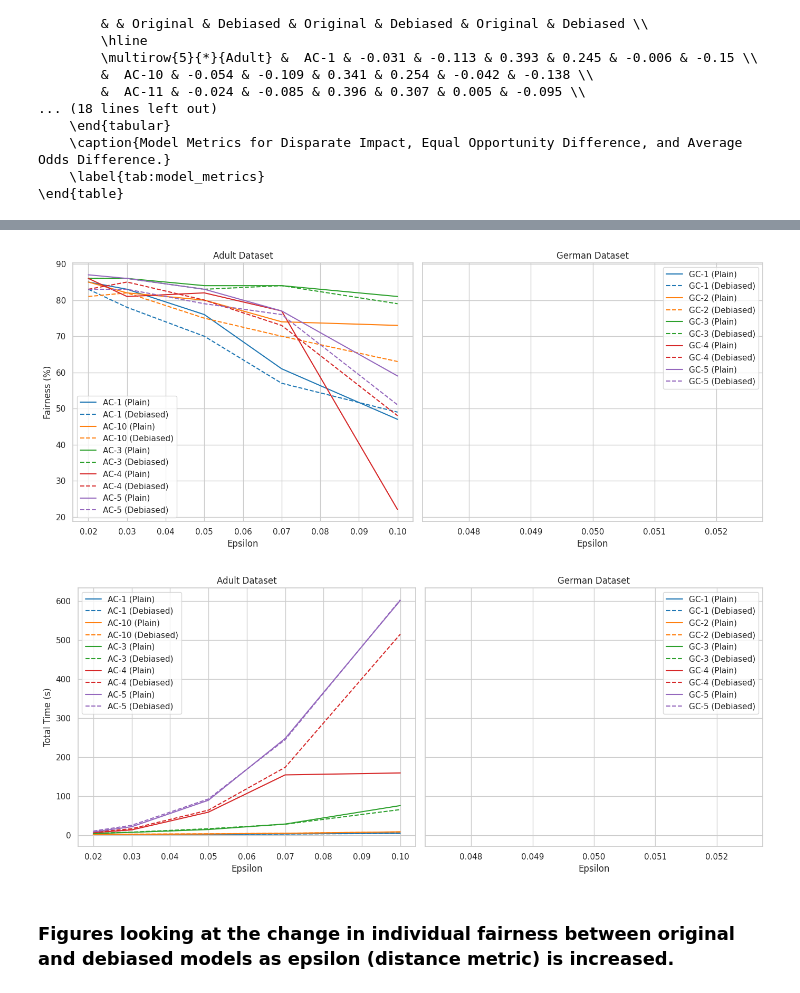
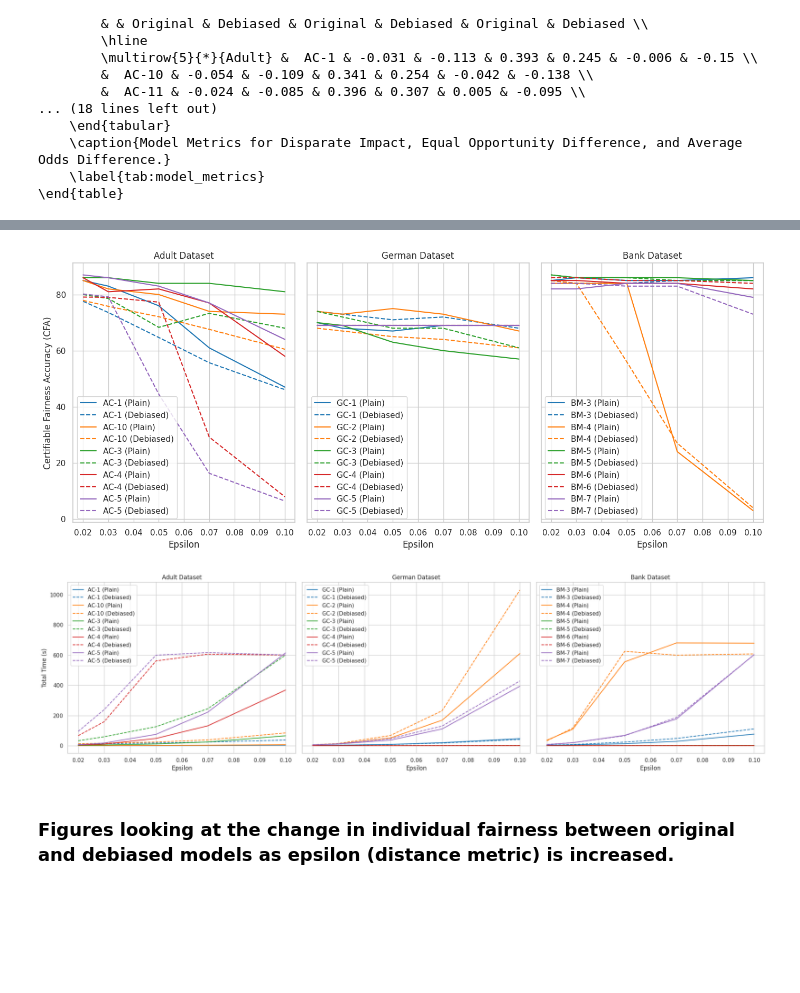
Before and after one commit to atumlin/fairnnv_data, a Jupyter notebook: models/create_figures.ipynb, the cells around one changed output, grey strips where cells are left out. Cells and saved outputs as stored; diff of their text form; code cells hidden in the pictures; blank space fills up the shorter version.

Commit message:
current results and figures

```diff
--- a/models/create_figures.ipynb
+++ b/models/create_figures.ipynb
@@ -390,6 +406,16 @@ import pandas as pd
 import matplotlib.pyplot as plt
 import seaborn as sns
 import numpy as np
+import glob
+import os
+
+# Function to get the latest file matching the pattern
+def get_latest_file(pattern):
+    files = glob.glob(pattern)
+    if not files:
+        raise FileNotFoundError(f"No files matching pattern {pattern}")
+    latest_file = max(files, key=os.path.getctime)
+    return latest_file
 
 # Function to plot fairness for a dataset using Seaborn
 def plot_fairness(dataset, plain_df, debiased_df, axes):
@@ -409,18 +435,24 @@ def plot_fairness(dataset, plain_df, debiased_df, axes):
 
     axes.set_title(f'{dataset.capitalize()} Dataset')
     axes.set_xlabel('Epsilon')
-    axes.set_ylabel('Fairness (%)')
+    axes.set_ylabel('Certifiable Fairness Accuracy (CFA)')
 
 # Load the CSV files
-datasets = ['adult', 'german']
+datasets = ['adult', 'german', 'bank']
 fig, axes = plt.subplots(1, len(datasets), figsize=(14, 6), sharey=True)
 
 # Apply Seaborn style
 sns.set(style='whitegrid')
 
 for i, dataset in enumerate(datasets):
-    plain_df = pd.read_csv(f'./verification_results/{dataset}_verify_results.csv')
-    debiased_df = pd.read_csv(f'./verification_results/{dataset}_verify_debiased_results.csv')
+    plain_pattern = f'./verification_results/{dataset}_verify_results*.csv'
+    debiased_pattern = f'./verification_results/{dataset}_verify_debiased_results*.csv'
+
+    plain_file = get_latest_file(plain_pattern)
+    debiased_file = get_latest_file(debiased_pattern)
+
+    plain_df = pd.read_csv(plain_file)
+    debiased_df = pd.read_csv(debiased_file)
 
     plot_fairness(dataset, plain_df, debiased_df, axes[i])
 
@@ -429,12 +461,22 @@ plt.legend()
 plt.savefig('fairness_plot.png')
 plt.show()
 # %% [output]
-[figure, old version]
+[figure, new version]
 # %%
 import pandas as pd
 import matplotlib.pyplot as plt
 import seaborn as sns
 import numpy as np
+import glob
+import os
+
+# Function to get the latest file matching the pattern
+def get_latest_file(pattern):
+    files = glob.glob(pattern)
+    if not files:
+        raise FileNotFoundError(f"No files matching pattern {pattern}")
+    latest_file = max(files, key=os.path.getctime)
+    return latest_file
 
 # Function to plot total time for a dataset using Seaborn
 def plot_total_time(dataset, plain_df, debiased_df, axes):
@@ -442,38 +484,44 @@ def plot_total_time(dataset, plain_df, debiased_df, axes):
     models = plain_df['Model'].unique()
     palette = sns.color_palette('tab10', len(models))
 
     for idx, model in enumerate(models):
         plain_model_df = plain_df[(plain_df['Model'] == model) & (plain_df['Epsilon'].isin(epsilon_values))]
         debiased_model_df = debiased_df[(debiased_df['Model'] == model) & (debiased_df['Epsilon'].isin(epsilon_values))]
 
         if not plain_model_df.empty and not debiased_model_df.empty:
             sns.lineplot(x='Epsilon', y='TotalTime', data=plain_model_df, ax=axes, label=f'{model.split(".")[0]} (Plain)', color=palette[idx], linestyle='-')
             sns.lineplot(x='Epsilon', y='TotalTime', data=debiased_model_df, ax=axes, label=f'{model.split(".")[0]} (Debiased)', color=palette[idx], linestyle='--')
         else:
             print(f"Skipping model {model} due to missing data.")
 
     axes.set_title(f'{dataset.capitalize()} Dataset')
     axes.set_xlabel('Epsilon')
     axes.set_ylabel('Total Time (s)')
 
 # Load the CSV files
-datasets = ['adult', 'german']
-fig, axes = plt.subplots(1, len(datasets), figsize=(14, 6), sharey=True)
+datasets = ['adult', 'german', 'bank']
+fig, axes = plt.subplots(1, len(datasets), figsize=(21, 6), sharey=True)
 
 # Apply Seaborn style
 sns.set(style='whitegrid')
 
 for i, dataset in enumerate(datasets):
-    plain_df = pd.read_csv(f'./verification_results/{dataset}_verify_results.csv')
-    debiased_df = pd.read_csv(f'./verification_results/{dataset}_verify_debiased_results.csv')
+    plain_pattern = f'./verification_results/{dataset}_verify_results*.csv'
+    debiased_pattern = f'./verification_results/{dataset}_verify_debiased_results*.csv'
+
+    plain_file = get_latest_file(plain_pattern)
+    debiased_file = get_latest_file(debiased_pattern)
+
+    plain_df = pd.read_csv(plain_file)
+    debiased_df = pd.read_csv(debiased_file)
 
     plot_total_time(dataset, plain_df, debiased_df, axes[i])
 
 plt.tight_layout()
 plt.legend()
 plt.show()
 # %% [output]
-[figure, old version]
+[figure, new version]
 # %% [markdown]
 ### Figures looking at the change in individual fairness between original and debiased models as epsilon (distance metric) is increased.
 # %%
```
Also changed, not shown: parts of 1 cell of this notebook, 12 other files.
